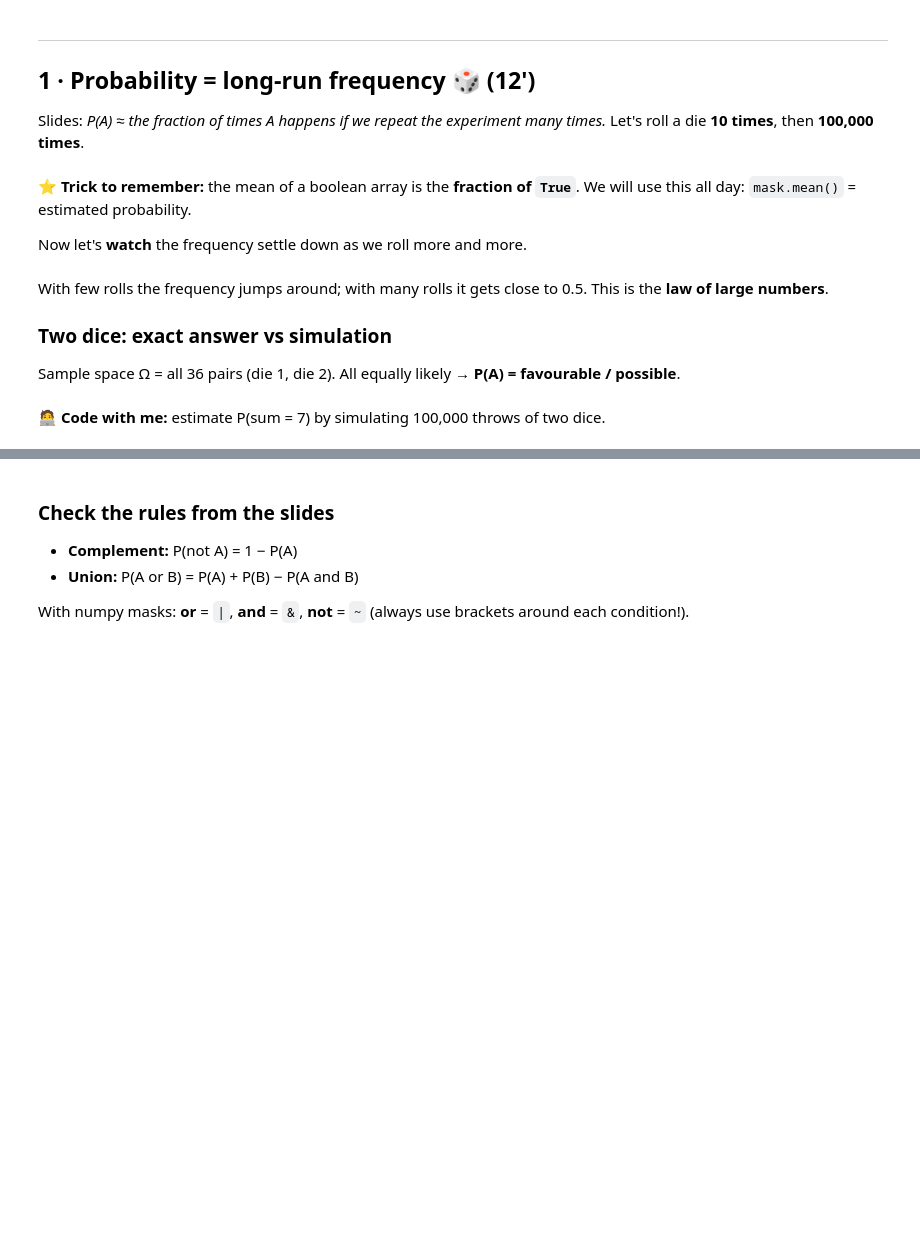
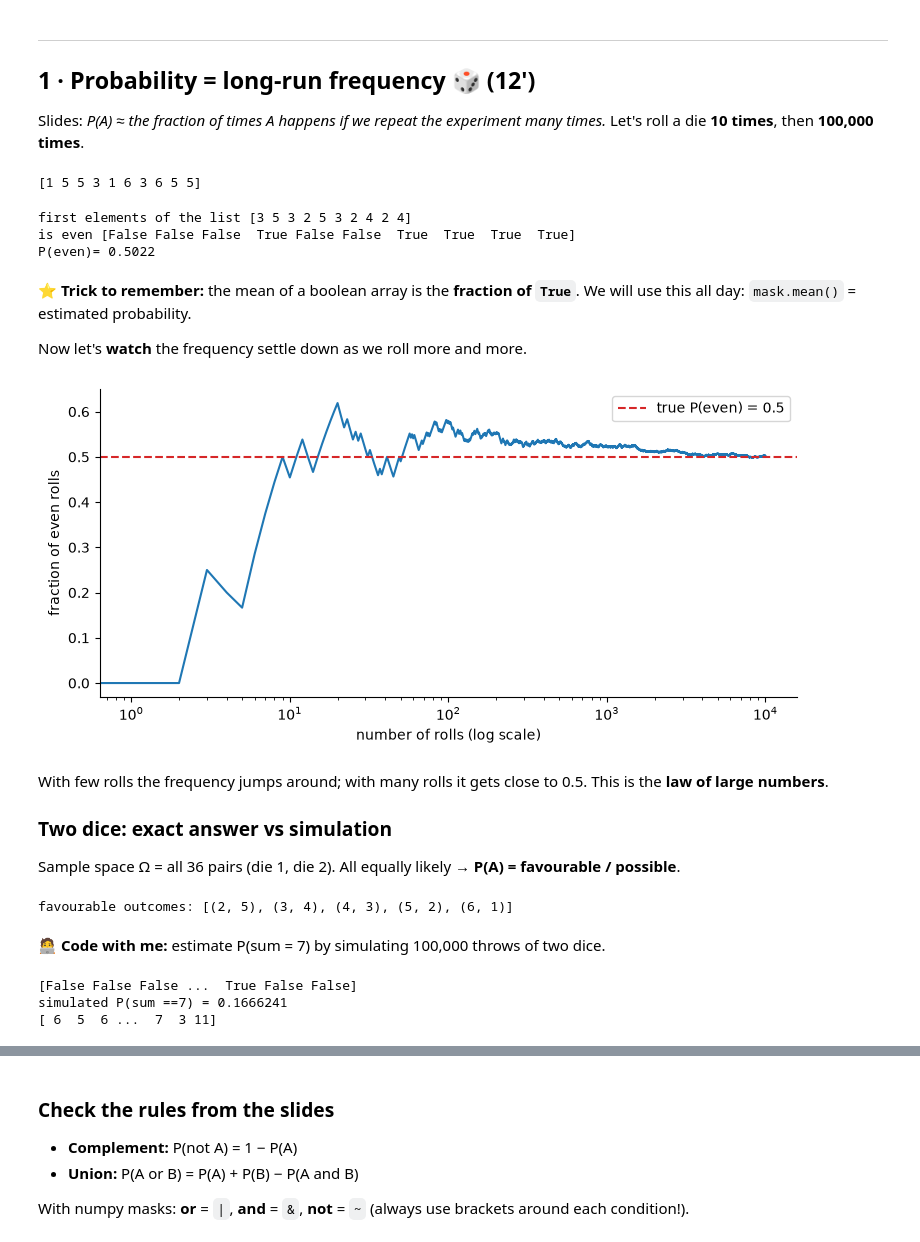
Before and after one commit to Andreoliveira85/DSML-IH-cohort-october26, a Jupyter notebook: week_05/W05_D1_probability_distributions_live.ipynb, the cells around one changed output, grey strips where cells are left out. Drawn from its saved outputs; the diff is of its cells as text; code cells hidden in the pictures; blank space fills up the shorter version.

```diff
--- a/week_05/W05_D1_probability_distributions_live.ipynb
+++ b/week_05/W05_D1_probability_distributions_live.ipynb
@@ -61,14 +69,38 @@ Slides: *P(A) ≈ the fraction of times A happens if we repeat the experiment ma
 Let's roll a die **10 times**, then **100,000 times**.
 # %%
 # ✍️ live coding
+lls = rng.integers(1,7, size=10)
+print(lls)
+# %% [output]
+[1 5 5 3 1 6 3 6 5 5]
 # %%
 # ✍️ live coding
+lls = rng.integers(1,7, size=10000)
+is_even = lls % 2 == 0
+
+print("first elements of the list", lls[:10])
+print("is even", is_even[:10])
+print("P(even)=", is_even.mean())
+# %% [output]
+first elements of the list [3 5 3 2 5 3 2 4 2 4]
+is even [False False False  True False False  True  True  True  True]
+P(even)= 0.5022
 # %% [markdown]
 ⭐ **Trick to remember:** the mean of a boolean array is the **fraction of `True`**. We will use this all day: `mask.mean()` = estimated probability.
 
 Now let's **watch** the frequency settle down as we roll more and more.
 # %%
 # ✍️ live coding
+running_freq = np.cumsum(is_even) / np.arange(1, len(is_even) + 1)
+
+
+plt.plot(running_freq, color="tab:blue")
+plt.axhline(0.5, color="tab:red", ls="--", label="true P(even) = 0.5")
+plt.xscale("log")
+plt.xlabel("number of rolls (log scale)"); plt.ylabel("fraction of even rolls")
+plt.legend(); plt.show()
+# %% [output]
+[figure, added]
 # %% [markdown]
 With few rolls the frequency jumps around; with many rolls it gets close to 0.5. This is the **law of large numbers**.
 
@@ -76,9 +108,33 @@ With few rolls the frequency jumps around; with many rolls it gets close to 0.5.
 Sample space Ω = all 36 pairs (die 1, die 2). All equally likely → **P(A) = favourable / possible**.
 # %%
 # ✍️ live coding
+## sample space omega
+omega = [(a,b) for a in range(1,7) for b in range(1,6)]
+## define a favourable outcome as an event where the sum of the outcomes is 7
+
+favourable = [(a,b) for (a,b) in omega if a+b ==7]
+print("favourable outcomes:", favourable )
+# %% [output]
+favourable outcomes: [(2, 5), (3, 4), (4, 3), (5, 2), (6, 1)]
 # %% [markdown]
 🧑‍💻 **Code with me:** estimate P(sum = 7) by simulating 100,000 throws of two dice.
 # %%
 # ✍️ live coding
+## 1000 000 simulations rolling a die random generator in the same way
+sample_size = 10000000
+die_1 = rng.integers(1,7, size= sample_size )
+die_2 = rng.integers(1,7, size= sample_size )
+
+total = die_1 + die_2
+
+## P(sum ==7) = sum(die_1 + die_2 == 7).mean()
+
+print(total ==7)
+print("simulated P(sum ==7) =", (total ==7).mean() )
+print(total)
+# %% [output]
+[False False False ...  True False False]
+simulated P(sum ==7) = 0.1666241
+[ 6  5  6 ...  7  3 11]
 # %%
 # ✍️ live coding
```
Also changed, not shown: parts of 9 cells of this notebook, 1 other file.
